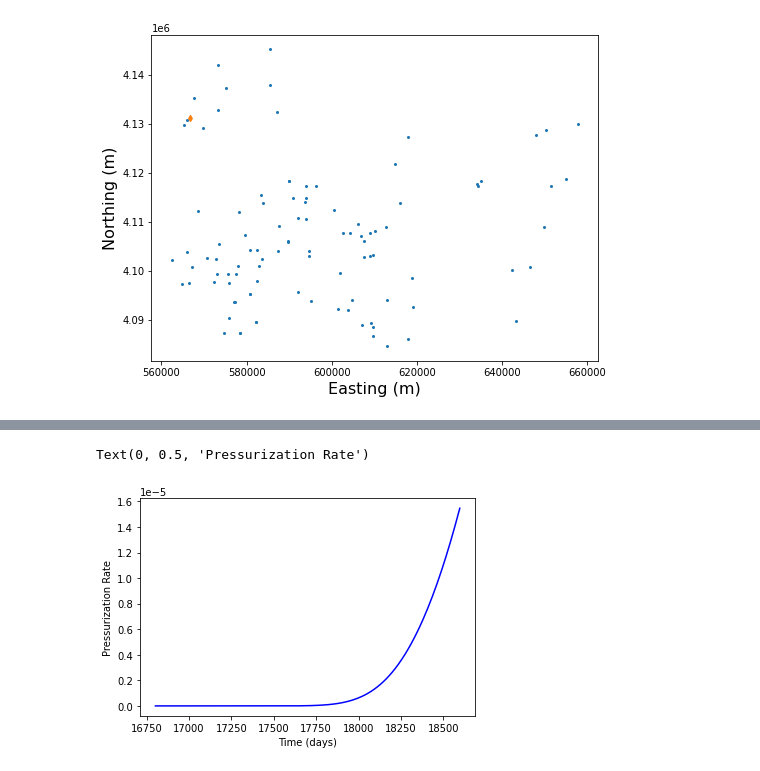
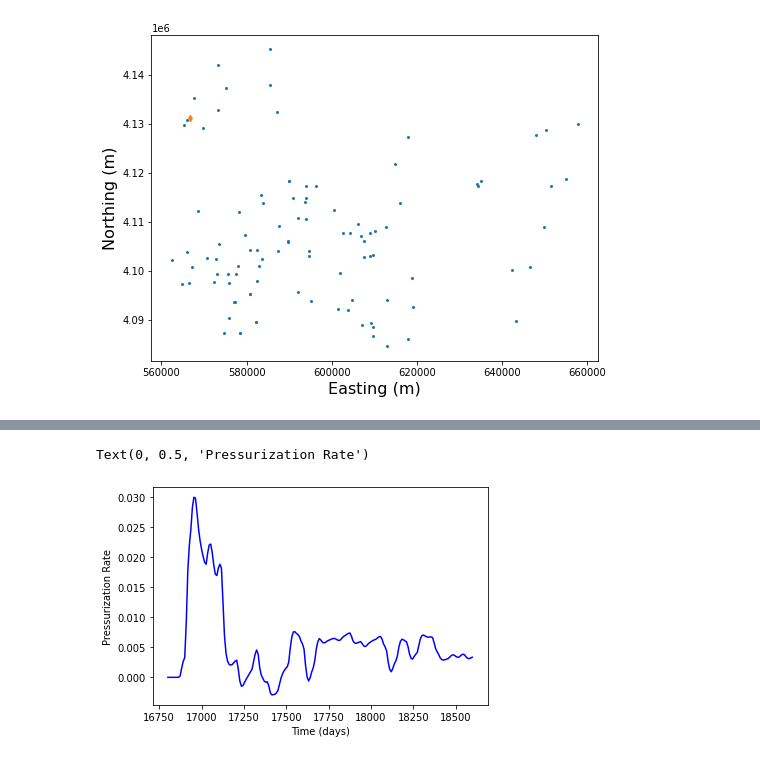
Before and after one commit to hanxiaokaka/Induced_seismic, a Jupyter notebook: notebooks/preprocessing/Kansas_injection.ipynb, the cells around one changed output, grey strips where cells are left out. Drawn from its saved outputs; the diff is of its cells as text; code cells hidden in the pictures.

```diff
--- a/notebooks/preprocessing/Kansas_injection.ipynb
+++ b/notebooks/preprocessing/Kansas_injection.ipynb
@@ -180,5 +242,2 @@ np.max(x)
-# %%
-x_list = np.linspace(np.min(x),np.max(x),20)
-y_list = np.linspace(np.min(y),np.max(y),20)
 # %%
 G = np.meshgrid(x_list,y_list,z_list,t_list,indexing='ij')
@@ -187,16 +243,0 @@ p = flow_model(*G)
-# %%
-pressure_data = p[:,:,0,:]
-# pressure_data_p_sum = np.sum(pressure_data,axis=2)
-# pressure_data_p_sum.shape
-t_scale = 24 * 60 * 60
-plt.figure()
-p_b = np.squeeze(p[4,4,0,:])*1e-3
-plt.plot(np.squeeze(t_list) / t_scale, p_b,'b')
-plt.xlabel('Time (days)')
-plt.ylabel('Pressure (kPa)')
-
-
-# Plotting the pressure data for one certain time
-# np.squeeze(pressure_data[:,:,100])
-# plt.imshow(pressure_data[:,:,100],aspect='auto',interpolation='nearest',origin='lower',
-#            extent=[x_list[0], x_list[-1], y_list[0], y_list[-1]])
@@ -249,12 +259,12 @@ pressure_table = pressure_table.PressureTableModel()
 data = {k: np.loadtxt(os.path.join(output_root, '%s.csv' % (k))) for k in ['x', 'y', 'z', 't', 'pressure']}
 pressure_table.load_array(**data)
 # %%
-t_scale = 60.0 * 60.0 * 24.0
-x_list = np.linspace(np.min(x),np.max(x),20)
-y_list = np.linspace(np.min(y),np.max(y),20)
-z_list = np.array([0.0,100.0])
-t_list = np.linspace(epochs[0],epochs[-1],num=200)
-G = np.meshgrid(x_list,y_list,z_list,t_list,indexing='ij')
+# t_scale = 60.0 * 60.0 * 24.0
+# x_list = np.linspace(np.min(x),np.max(x),20)
+# y_list = np.linspace(np.min(y),np.max(y),20)
+# z_list = np.array([0.0,100.0])
+# t_list = np.linspace(epochs[0],epochs[-1],num=200)
+# G = np.meshgrid(x_list,y_list,z_list,t_list,indexing='ij')
 p = pressure_table.p(*G)
 # %%
 dpdt = pressure_table.dpdt(*G)
@@ -261,12 +295,12 @@ dpdt = pressure_table.dpdt(*G)
 # %%
 plt.figure()
-p_b = np.squeeze(dpdt[0,0,0,:])
+p_b = np.squeeze(dpdt[18,18,0,:])
 plt.plot(np.squeeze(t_list) / t_scale, p_b,'b')
 plt.xlabel('Time (days)')
 plt.ylabel('Pressurization Rate')
 # %% [output]
 Text(0, 0.5, 'Pressurization Rate')
-[figure, old version]
+[figure, new version]
 # %%
 for i in range(0,20):
     for j in range(0,20):
```
Also changed, not shown: parts of 42 cells of this notebook.
